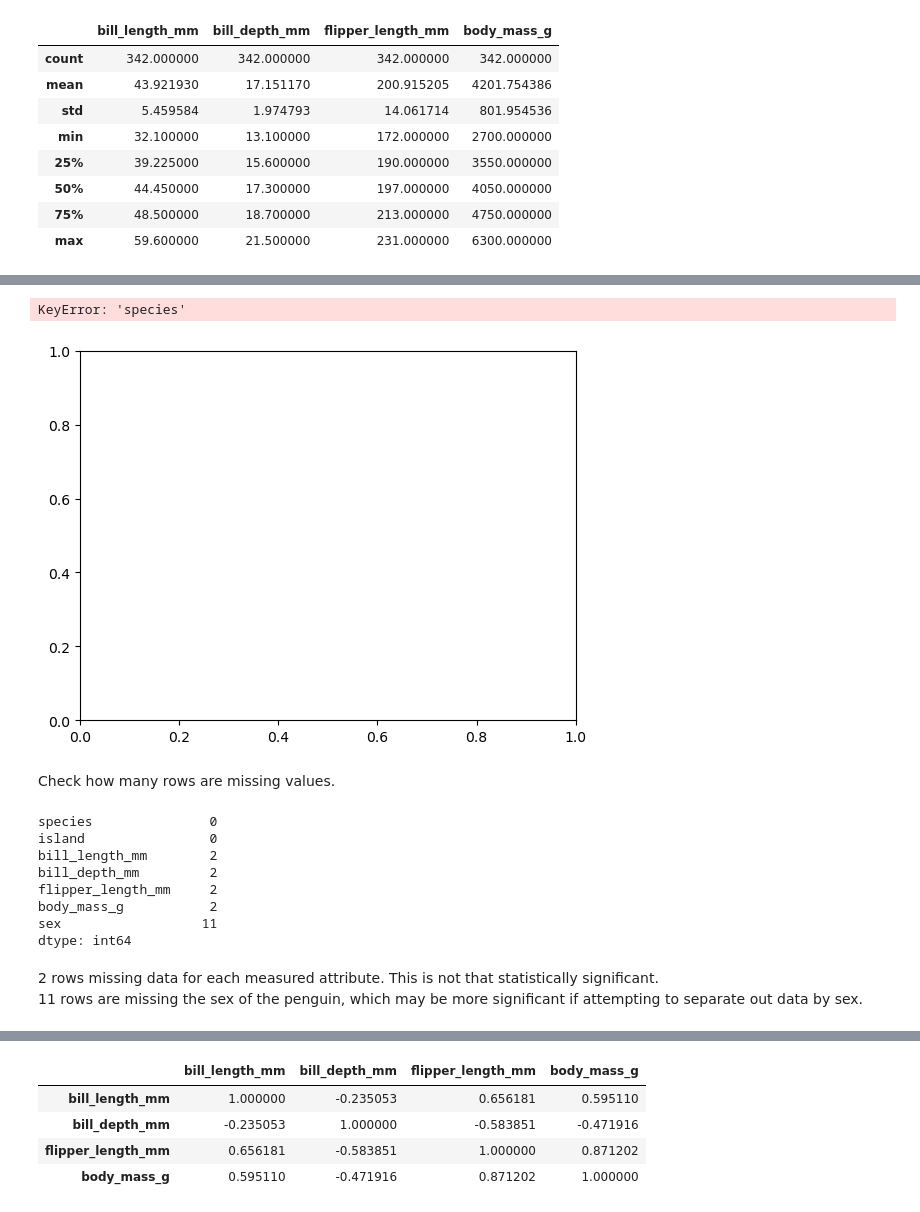
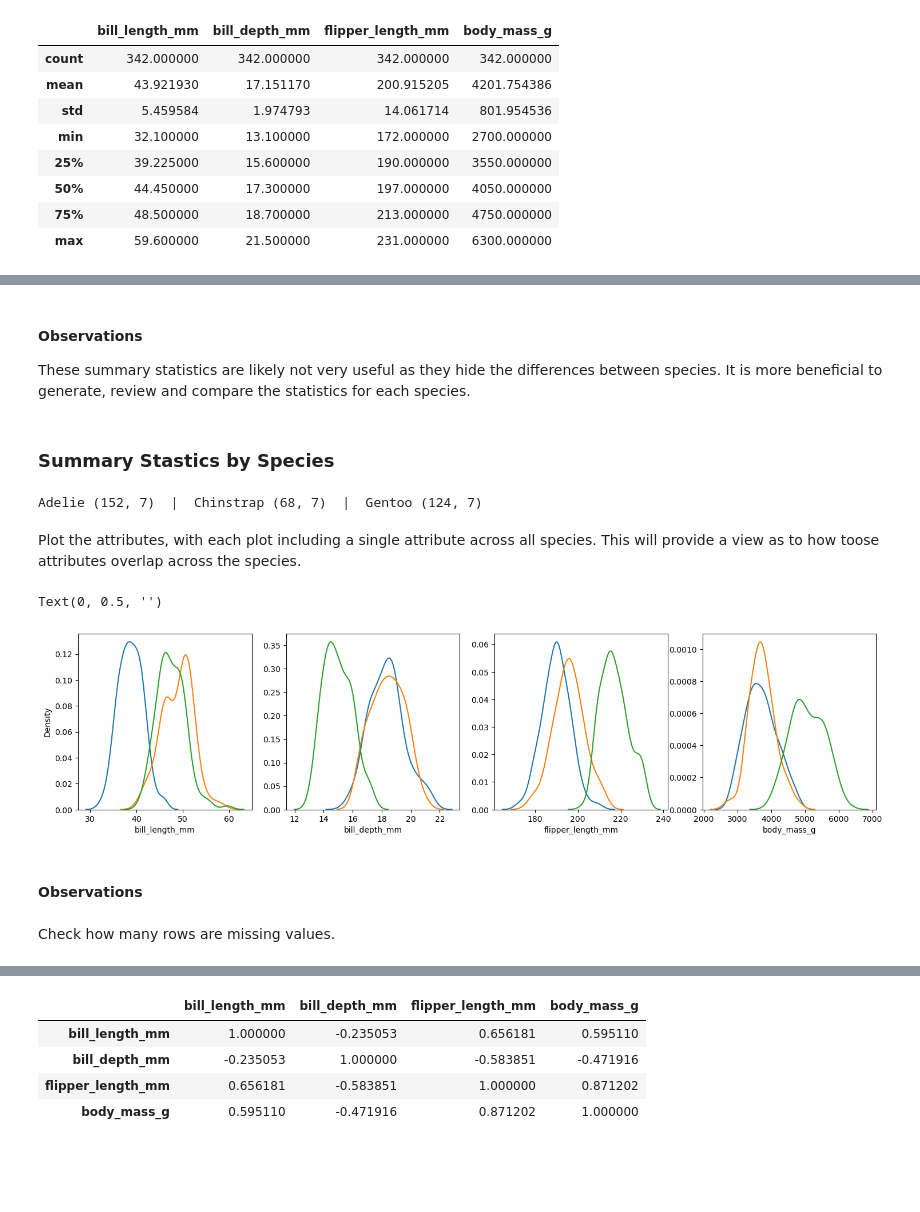
Before and after one commit to dvdgeroconnell/PODA-coursework, a Jupyter notebook: penguins.ipynb, the cells around one changed output, grey strips where cells are left out. Cells and saved outputs as stored; diff of their text form; code cells hidden in the pictures; blank space fills up the shorter version.

```diff
--- a/penguins.ipynb
+++ b/penguins.ipynb
@@ -295,32 +276,54 @@ sns.kdeplot(ax=ax,data=df3,color='g')
-# %%
-f, ax = plt.subplots(1, 1)
-x_col='attribute'
-y_col='count'
-df1=pd.DataFrame(penguins['species'])
-#df2=pd.DataFrame(penguins['bill_depth_mm'])
-#df3=pd.DataFrame(penguins['flipper_length_mm'])
-plt.bar(location["species"], location["sum"])
-
-plt.show()
-# %% [output]
-KeyError: 'species'
-[figure, removed]
+# %% [markdown]
+#### Observations
+These summary statistics are likely not very useful as they hide the differences between species.
+It is more beneficial to generate, review and compare the statistics for each species.
+# %% [markdown]
+### Summary Stastics by Species
+# %%
+# Slice the dataset into species
+adelie = penguins[penguins['species']=="Adelie"]
+chinstrap = penguins[penguins['species']=="Chinstrap"]
+gentoo = penguins[penguins['species']=="Gentoo"]
+
+print('Adelie', adelie.shape, ' | ', end=' ')       # Should be 152 rows x 7 columns
+print('Chinstrap', chinstrap.shape, ' | ', end=' ') # Should be 68 rows x 7 columns
+print('Gentoo', gentoo.shape)                       # Should be 124 rows x 7 columns
+# %% [output]
+Adelie (152, 7)  |  Chinstrap (68, 7)  |  Gentoo (124, 7)
+# %% [markdown]
+Plot the attributes, with each plot including a single attribute across all species. This will provide a view as to how toose attributes overlap across the species.
+# %%
+fig, axes = plt.subplots(nrows=1, ncols=4, figsize=(18,4))
+
+# Draw 4 sub-plots for penguins overall, and for each species - set the titles accordingly.
+# Set the same min and max so the colour bar will be common, and disable it on 3 plots.
+# Reference [c2].
+sns.kdeplot(adelie['bill_length_mm'], ax=axes[0])
+sns.kdeplot(chinstrap['bill_length_mm'], ax=axes[0])
+sns.kdeplot(gentoo['bill_length_mm'], ax=axes[0])
+
+sns.kdeplot(adelie['bill_depth_mm'], ax=axes[1])
+sns.kdeplot(chinstrap['bill_depth_mm'], ax=axes[1])
+sns.kdeplot(gentoo['bill_depth_mm'], ax=axes[1])
+
+sns.kdeplot(adelie['flipper_length_mm'], ax=axes[2])
+sns.kdeplot(chinstrap['flipper_length_mm'], ax=axes[2])
+sns.kdeplot(gentoo['flipper_length_mm'], ax=axes[2])
+
+sns.kdeplot(adelie['body_mass_g'], ax=axes[3])
+sns.kdeplot(chinstrap['body_mass_g'], ax=axes[3])
+sns.kdeplot(gentoo['body_mass_g'], ax=axes[3])
+
+axes[1].set_ylabel('')
+axes[2].set_ylabel('')
+axes[3].set_ylabel('')
+# %% [output]
+Text(0, 0.5, '')
+[figure, added]
+# %% [markdown]
+#### Observations
 # %% [markdown]
 Check how many rows are missing values.
-# %%
-penguins.isnull().sum()
-# %% [output]
-species               0
-island                0
-bill_length_mm        2
-bill_depth_mm         2
-flipper_length_mm     2
-body_mass_g           2
-sex                  11
-dtype: int64
-# %% [markdown]
-2 rows missing data for each measured attribute. This is not that statistically significant.
-11 rows are missing the sex of the penguin, which may be more significant if attempting to separate out data by sex.
 # %%
 # Use Seaborn to draw the scatter plots
 ax=sns.pairplot(penguins,hue="species", corner=False)
```
Also changed, not shown: parts of 42 cells of this notebook.
